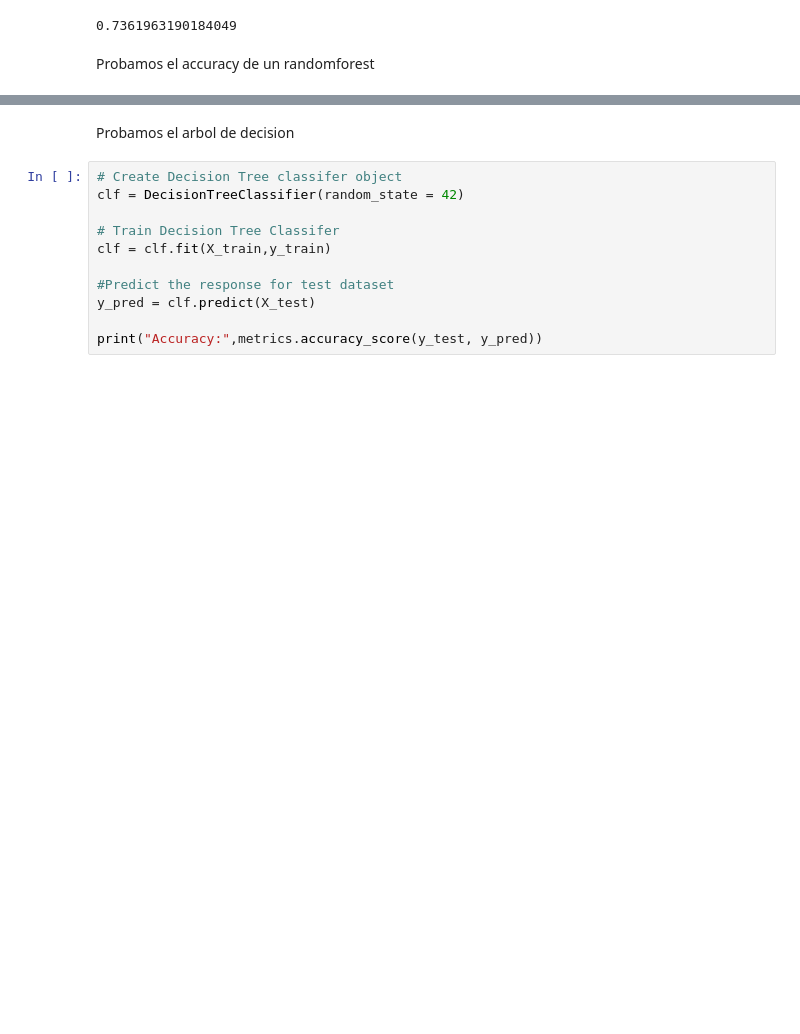
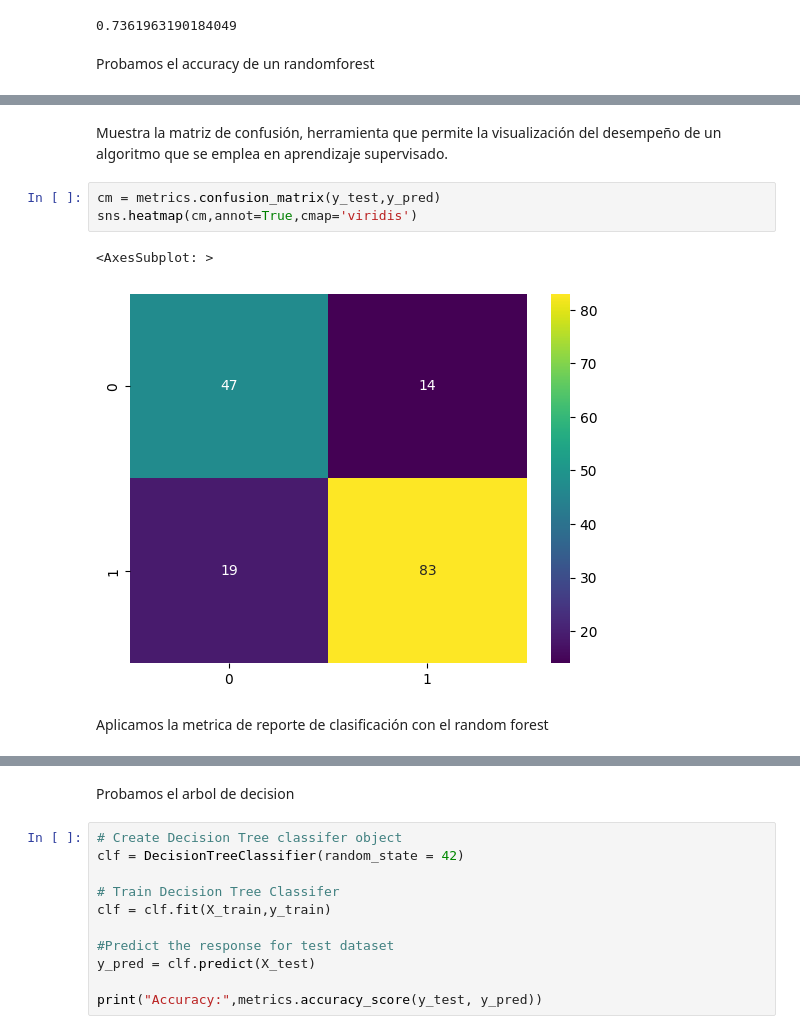
Before and after one commit to dcristobalhMad/ml-entrega2, a Jupyter notebook: entrega.ipynb, the cells around one changed output, grey strips where cells are left out. Drawn from its saved outputs; the diff is of its cells as text; blank space fills up the shorter version.

```diff
--- a/entrega.ipynb
+++ b/entrega.ipynb
@@ -648,0 +651,10 @@ Accuracy: 0.7791411042944786
+# %% [markdown]
+Muestra la matriz de confusión, herramienta que permite la visualización del desempeño de un algoritmo que se emplea en aprendizaje supervisado.
+# %%
+cm = metrics.confusion_matrix(y_test,y_pred)
+sns.heatmap(cm,annot=True,cmap='viridis')
+# %% [output]
+<AxesSubplot: >
+[figure, added]
+# %% [markdown]
+Aplicamos la metrica de reporte de clasificación con el random forest
```
Also changed, not shown: parts of 13 cells of this notebook.
